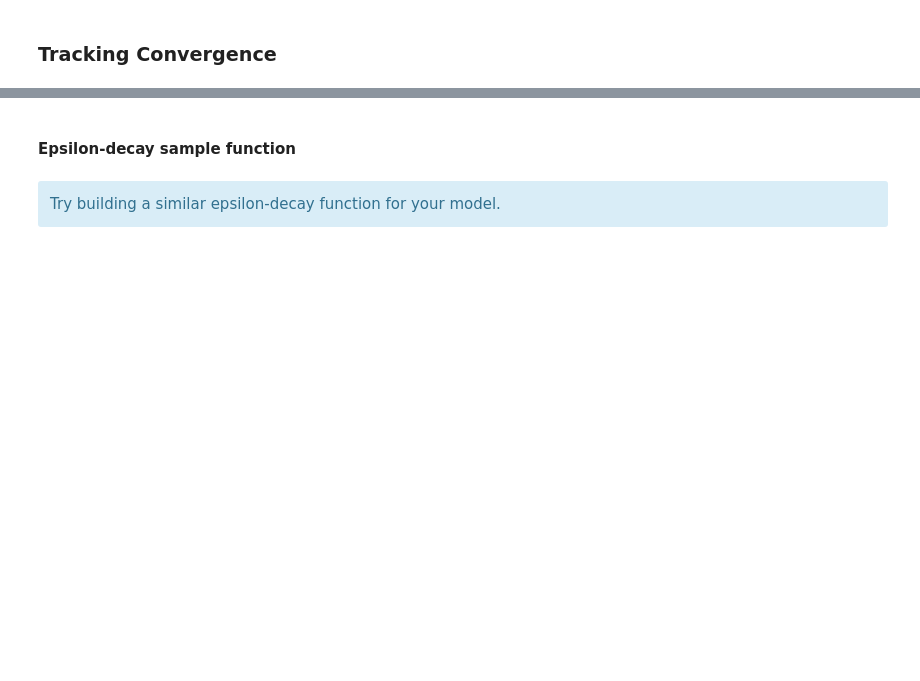
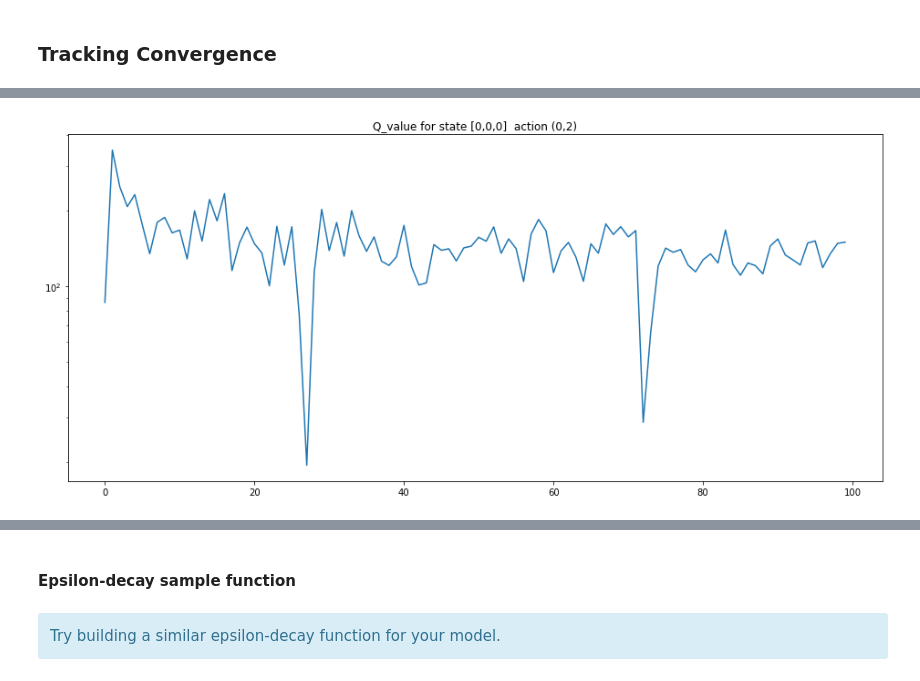
Before and after one commit to abhijeetpj/RL_CabRevenue, a Jupyter notebook: DQN_Agent_Arch1.ipynb, the cells around one changed output, grey strips where cells are left out. Cells and saved outputs as stored; diff of their text form; code cells hidden in the pictures; blank space fills up the shorter version.

```diff
--- a/DQN_Agent_Arch1.ipynb
+++ b/DQN_Agent_Arch1.ipynb
@@ -388,0 +536,8 @@ IndexError: too many indices for array: array is 1-dimensional, but 2 were index
+# %%
+plt.figure(0, figsize=(16,7))
+plt.title('Q_value for state [0,0,0]  action (0,2)')
+xaxis = np.asarray(range(0, len(agent.states_tracked)))
+plt.semilogy(xaxis,np.asarray(agent.states_tracked))
+plt.show()
+# %% [output]
+[figure, added]
```
Also changed, not shown: parts of 51 cells of this notebook, 1 other file.
